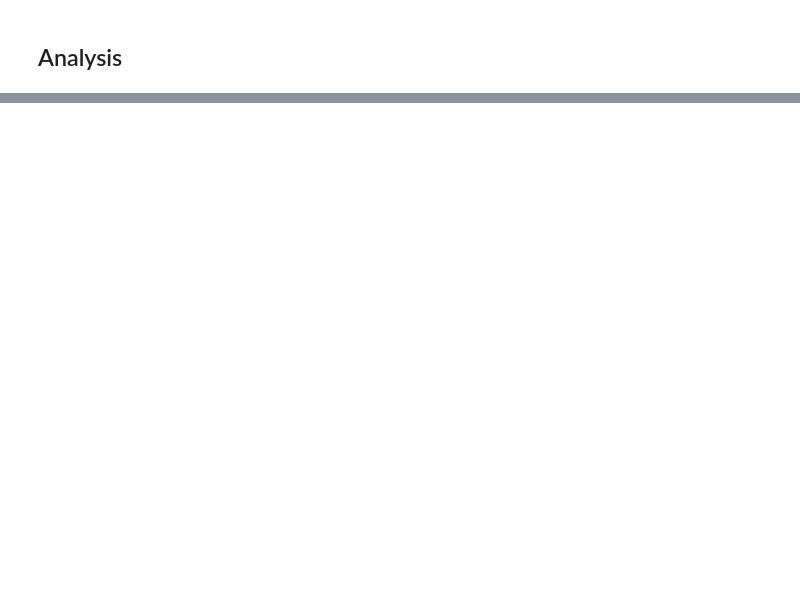
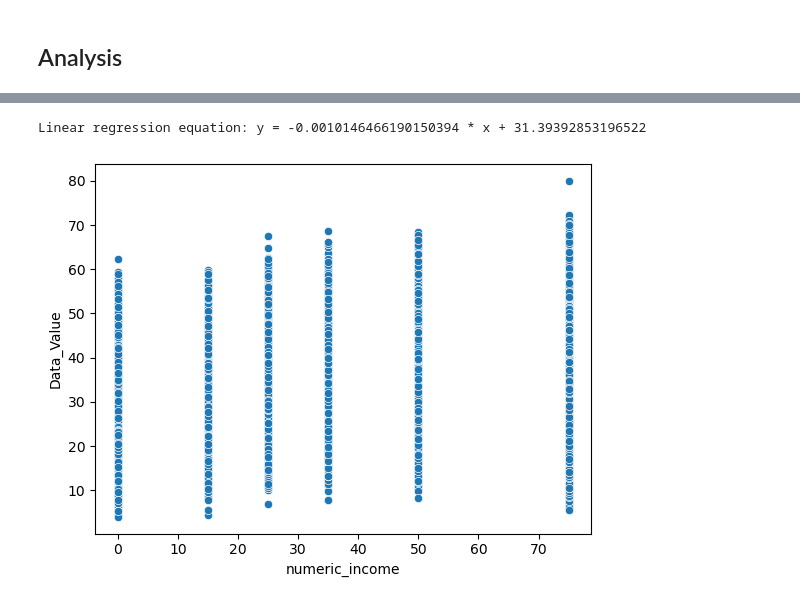
Before and after one commit to INFO-511-F24/final-project-TheOutliers, a Jupyter notebook: Code-Notebooks/Workspace_MP.ipynb, the cells around one changed output, grey strips where cells are left out. Saved outputs shown, nothing was run; the diff lists cells and outputs as text; code cells hidden in the pictures; blank space fills up the shorter version.

```diff
--- a/Code-Notebooks/Workspace_MP.ipynb
+++ b/Code-Notebooks/Workspace_MP.ipynb
@@ -272,10 +252,0 @@ test = activity.loc[(activity['Question'] == 'Percent of adults who engage in no
-# %%
-# setting up for plot
-import seaborn as sns
-import matplotlib.pyplot as plt
-sns.set_style('whitegrid')
-plt.figure(figsize=(8,6))
-
-
-sns.lmplot(data=test, x="YearStart", y="Data_Value", hue="Income")
-plt.show()
@@ -284,0 +261,10 @@ plt.show()
+# %%
+# maps income ranges to numeric values
+income_dict = {'$15,000 - $24,999':15, "$35,000 - $49,999":35, '$50,000 - $74,999':50, '$75,000 or greater':75,
+       '$25,000 - $34,999':25, 'Less than $15,000':0}
+# removes data not reported
+activity_clean = activity_clean.loc[activity_clean['Income'] != 'Data not reported']
+
+
+# creates numeric column of income based on mappings
+activity_clean['numeric_income'] = activity_clean['Income'].replace(income_dict)
@@ -284,0 +304,16 @@ plt.show()
+# %%
+import seaborn as sns
+import matplotlib.pyplot as plt
+from sklearn.linear_model import LinearRegression
+sns.scatterplot(data=activity_clean, x='numeric_income', y='Data_Value')
+model = LinearRegression()
+x=activity_clean[['numeric_income']]
+y=activity_clean['Data_Value']
+model.fit(x,y)
+slope = model.coef_[0]
+intercept = model.intercept_
+
+print(f'Linear regression equation: y = {slope} * x + {intercept}')
+# %% [output]
+Linear regression equation: y = -0.0010146466190150394 * x + 31.39392853196522
+[figure, added]
```
Also changed, not shown: parts of 21 cells of this notebook.
